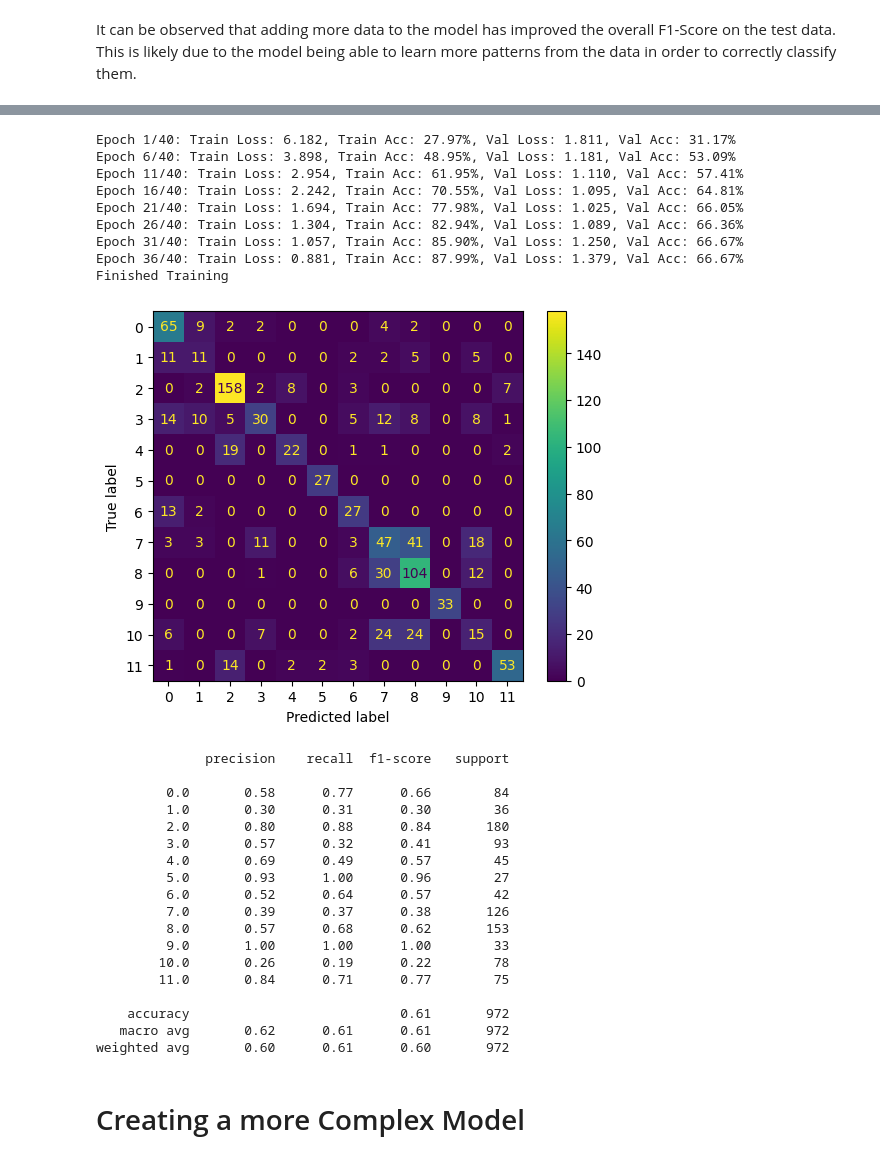
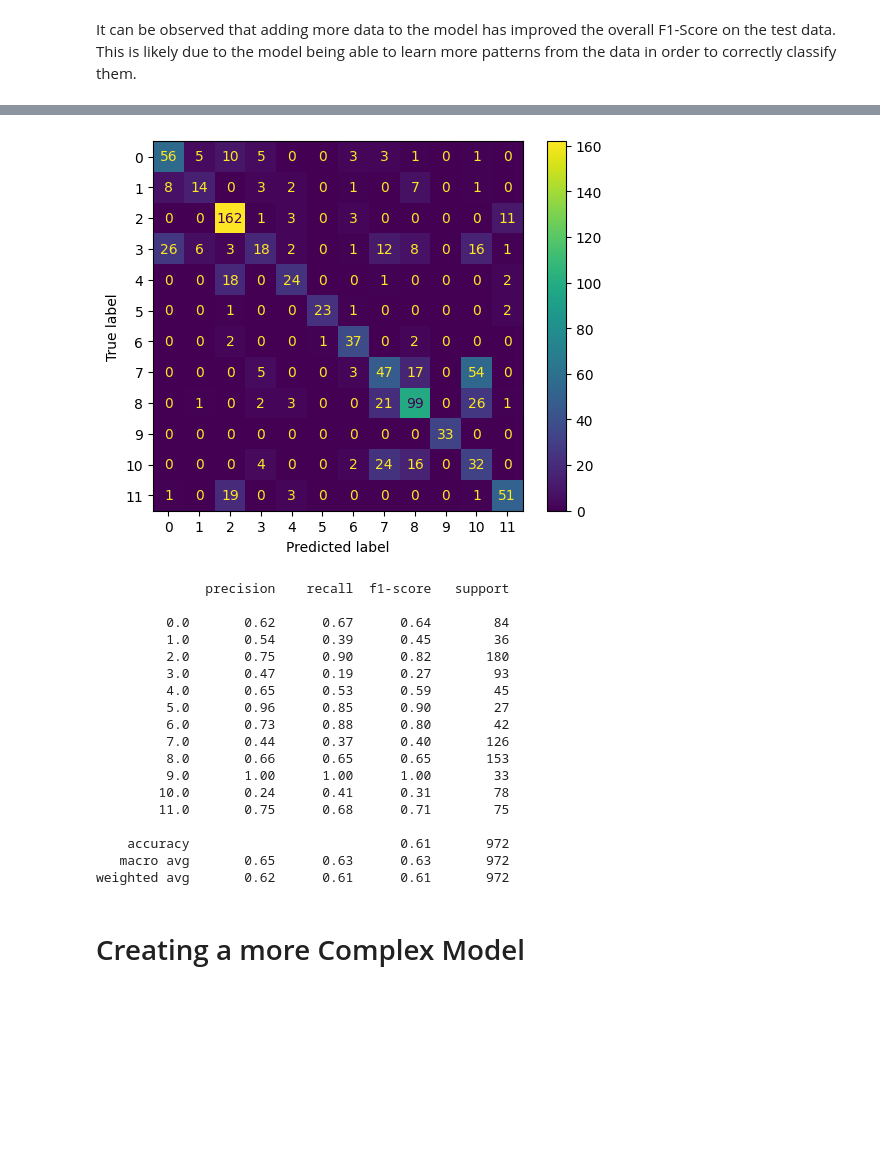
Before and after one commit to ChloeMorgana/DL-Coursework, a Jupyter notebook: 2439047s_DL_Coursework.ipynb, the cells around one changed output, grey strips where cells are left out. Cells and saved outputs as stored; diff of their text form; code cells hidden in the pictures; blank space fills up the shorter version.

```diff
--- a/2439047s_DL_Coursework.ipynb
+++ b/2439047s_DL_Coursework.ipynb
@@ -445,36 +468,27 @@ It can be observed that adding more data to the model has improved the overall F
 # %%
 net = Net()
-training(0.01,0.5,loader=tran_train_loader, network=net)
+net.load_state_dict(dict(aug))
 evaluate(loader=tran_test_loader, network=net)
 # %% [output]
+[figure, new version]
-Epoch 1/40: Train Loss: 6.182, Train Acc: 27.97%, Val Loss: 1.811, Val Acc: 31.17%
-Epoch 6/40: Train Loss: 3.898, Train Acc: 48.95%, Val Loss: 1.181, Val Acc: 53.09%
-Epoch 11/40: Train Loss: 2.954, Train Acc: 61.95%, Val Loss: 1.110, Val Acc: 57.41%
-Epoch 16/40: Train Loss: 2.242, Train Acc: 70.55%, Val Loss: 1.095, Val Acc: 64.81%
-Epoch 21/40: Train Loss: 1.694, Train Acc: 77.98%, Val Loss: 1.025, Val Acc: 66.05%
-Epoch 26/40: Train Loss: 1.304, Train Acc: 82.94%, Val Loss: 1.089, Val Acc: 66.36%
-Epoch 31/40: Train Loss: 1.057, Train Acc: 85.90%, Val Loss: 1.250, Val Acc: 66.67%
-Epoch 36/40: Train Loss: 0.881, Train Acc: 87.99%, Val Loss: 1.379, Val Acc: 66.67%
-Finished Training
+              precision    recall  f1-score   support
+
+         0.0       0.62      0.67      0.64        84
+         1.0       0.54      0.39      0.45        36
+         2.0       0.75      0.90      0.82       180
+         3.0       0.47      0.19      0.27        93
+         4.0       0.65      0.53      0.59        45
+         5.0       0.96      0.85      0.90        27
+         6.0       0.73      0.88      0.80        42
+         7.0       0.44      0.37      0.40       126
+         8.0       0.66      0.65      0.65       153
+         9.0       1.00      1.00      1.00        33
+        10.0       0.24      0.41      0.31        78
+        11.0       0.75      0.68      0.71        75
+
+    accuracy                           0.61       972
+   macro avg       0.65      0.63      0.63       972
+weighted avg       0.62      0.61      0.61       972
-[figure, old version]
-              precision    recall  f1-score   support
-
-         0.0       0.58      0.77      0.66        84
-         1.0       0.30      0.31      0.30        36
-         2.0       0.80      0.88      0.84       180
-         3.0       0.57      0.32      0.41        93
-         4.0       0.69      0.49      0.57        45
-         5.0       0.93      1.00      0.96        27
-         6.0       0.52      0.64      0.57        42
-         7.0       0.39      0.37      0.38       126
-         8.0       0.57      0.68      0.62       153
-         9.0       1.00      1.00      1.00        33
-        10.0       0.26      0.19      0.22        78
-        11.0       0.84      0.71      0.77        75
-
-    accuracy                           0.61       972
-   macro avg       0.62      0.61      0.61       972
-weighted avg       0.60      0.61      0.60       972
 # %% [markdown]
 # Creating a more Complex Model
 # %% [markdown]
```
Also changed, not shown: parts of 23 cells of this notebook, 1 other file.
